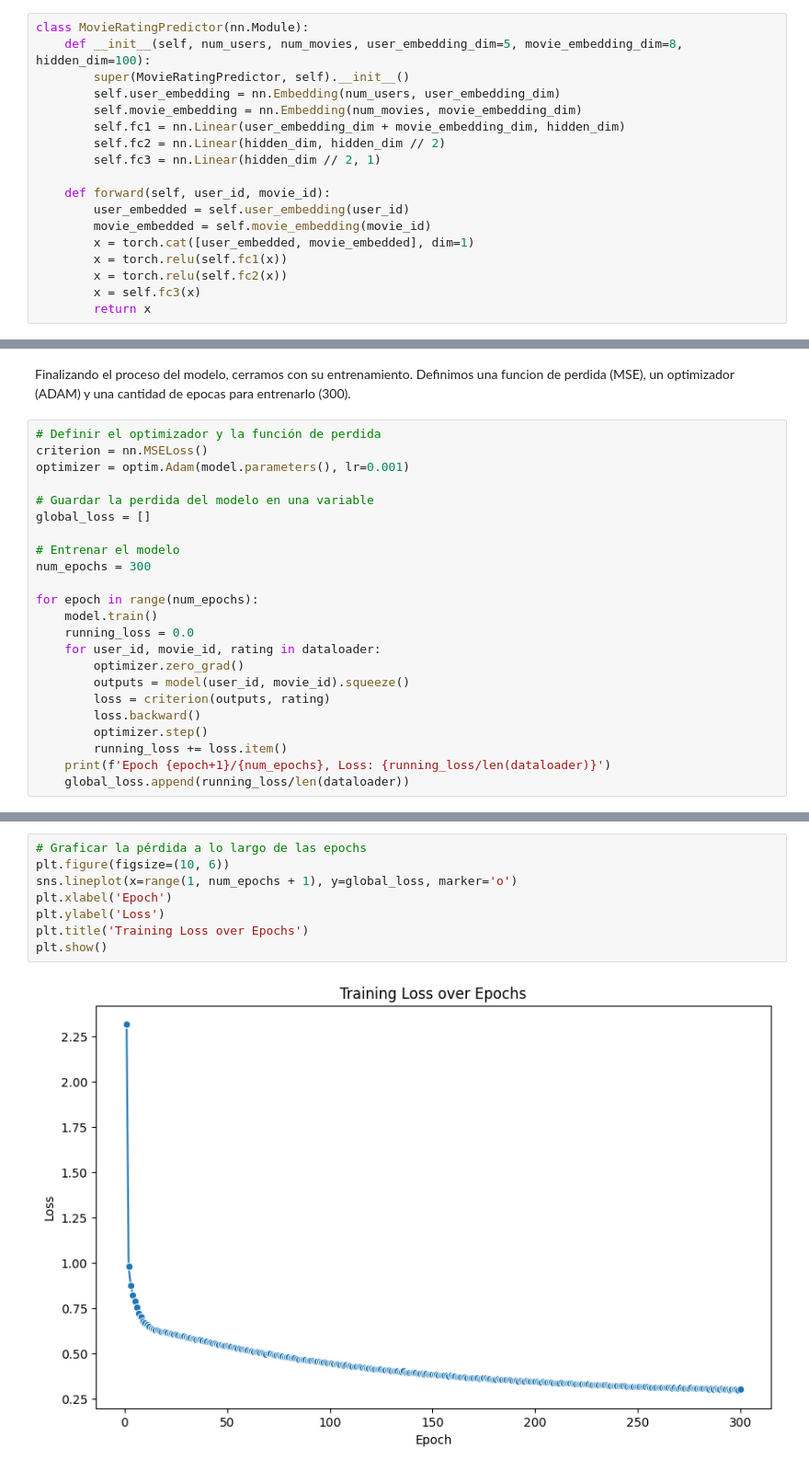
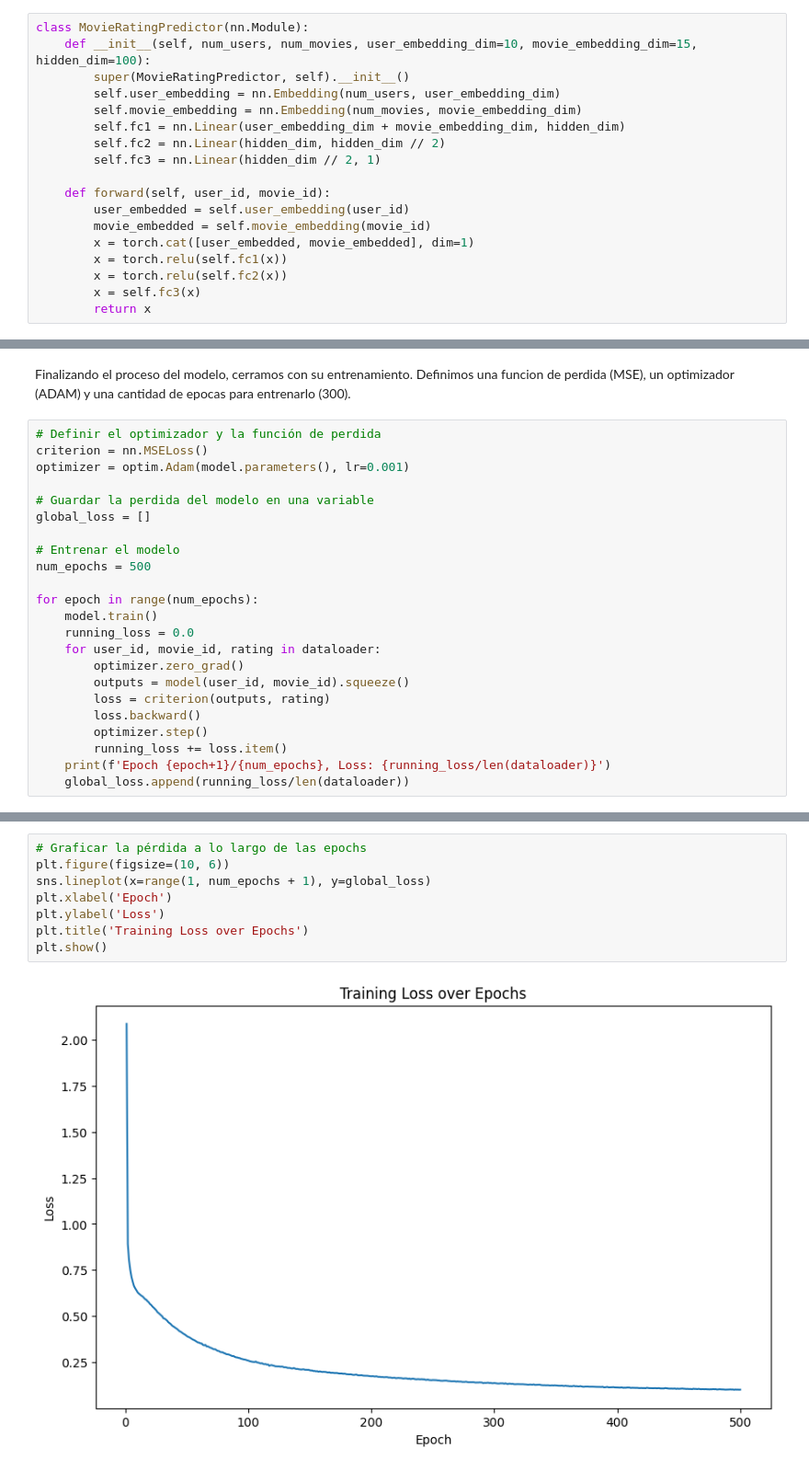
Before and after one commit to Nicotertu/nicotertu.github.io, a Jupyter notebook: python notebooks/Deep_Learning_TP1_Mayo_2024.ipynb, the cells around one changed output, grey strips where cells are left out. Shown at 92% size. Saved outputs shown, nothing was run; the diff lists cells and outputs as text.

```diff
--- a/python notebooks/Deep_Learning_TP1_Mayo_2024.ipynb
+++ b/python notebooks/Deep_Learning_TP1_Mayo_2024.ipynb
@@ -173,7 +173,7 @@ Ahora construimos el modelo con las siguientes caracteristicas:
  - La tercera capa es de 50 neuronas.
 # %%
 class MovieRatingPredictor(nn.Module):
-    def __init__(self, num_users, num_movies, user_embedding_dim=5, movie_embedding_dim=8, hidden_dim=100):
+    def __init__(self, num_users, num_movies, user_embedding_dim=10, movie_embedding_dim=15, hidden_dim=100):
         super(MovieRatingPredictor, self).__init__()
         self.user_embedding = nn.Embedding(num_users, user_embedding_dim)
         self.movie_embedding = nn.Embedding(num_movies, movie_embedding_dim)
@@ -255,7 +255,7 @@ optimizer = optim.Adam(model.parameters(), lr=0.001)
 global_loss = []
 
 # Entrenar el modelo
-num_epochs = 300
+num_epochs = 500
 
 for epoch in range(num_epochs):
     model.train()
@@ -290,13 +290,13 @@ Epoch 300/300, Loss: 0.30061782891467465
 # %%
 # Graficar la pérdida a lo largo de las epochs
 plt.figure(figsize=(10, 6))
-sns.lineplot(x=range(1, num_epochs + 1), y=global_loss, marker='o')
+sns.lineplot(x=range(1, num_epochs + 1), y=global_loss)
 plt.xlabel('Epoch')
 plt.ylabel('Loss')
 plt.title('Training Loss over Epochs')
 plt.show()
 # %% [output]
-[figure, old version]
+[figure, new version]
 # %%
 # Elegir un usuario al azar
 random_user_id = random.choice(df['userId'].unique())
```
Also changed, not shown: parts of 3 cells of this notebook.
